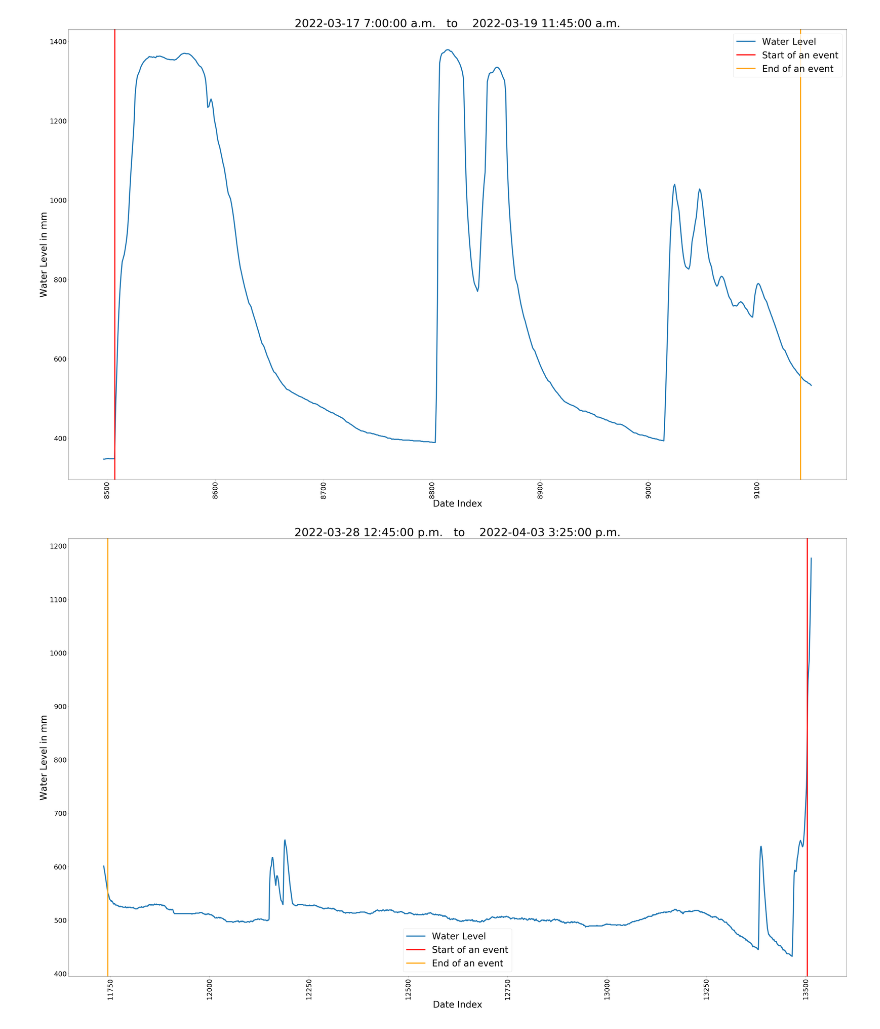
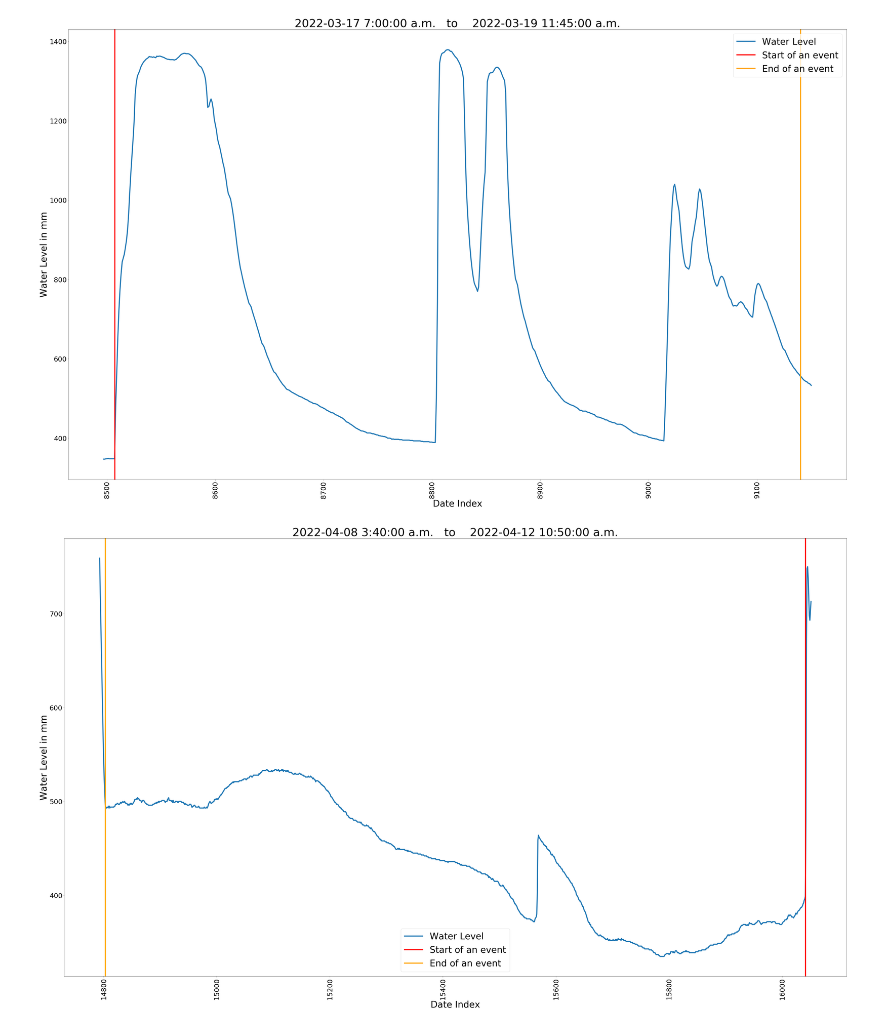
Before and after one commit to hasibum/m2pi22-Novion-Project, a Jupyter notebook: water_level_data.ipynb, the cells around one changed output. Saved outputs shown, nothing was run; the diff lists cells and outputs as text; code cells hidden in the pictures.

```diff
--- a/water_level_data.ipynb
+++ b/water_level_data.ipynb
@@ -153,21 +153,21 @@ plt.show()
 # %%
 # Let's look at a particular No !Rainfall event
 buffer=10
-index=7
+index=9
 X=range(end_indexA[index-1]-buffer,start_indexA[index]+buffer+1)
 Y=wl_mm[rf_eventA["Rainfall_end_index"][index-1]-buffer:rf_eventA["Rainfall_start_index"][index]+buffer+1]
 plt.figure(figsize=(50, 30))
 plt.plot(X,Y,linewidth=5,label="Water Level")
 plt.axvline(x=start_indexA[index], linewidth=5,color='r',label="Start of an event")
 plt.axvline(x=end_indexA[index-1],linewidth=5, color='orange',label="End of an event")
 plt.title('No Rainfall Event')
 plt.xlabel('Date Index',fontsize=40)
 plt.ylabel('Water Level in mm',fontsize=40)
 plt.tick_params(axis='x',labelsize=30,rotation=90)
 plt.tick_params(axis='y',labelsize=30)
 plt.legend(loc = 'best',fontsize=40)
 plt.title(end_timeA[index-1]+"   to    "+start_timeA[index],fontsize=50)
 plt.tight_layout()
 plt.show()
 # %% [output]
-[figure, old version]
+[figure, new version]
```
Also changed, not shown: parts of 7 cells of this notebook.
